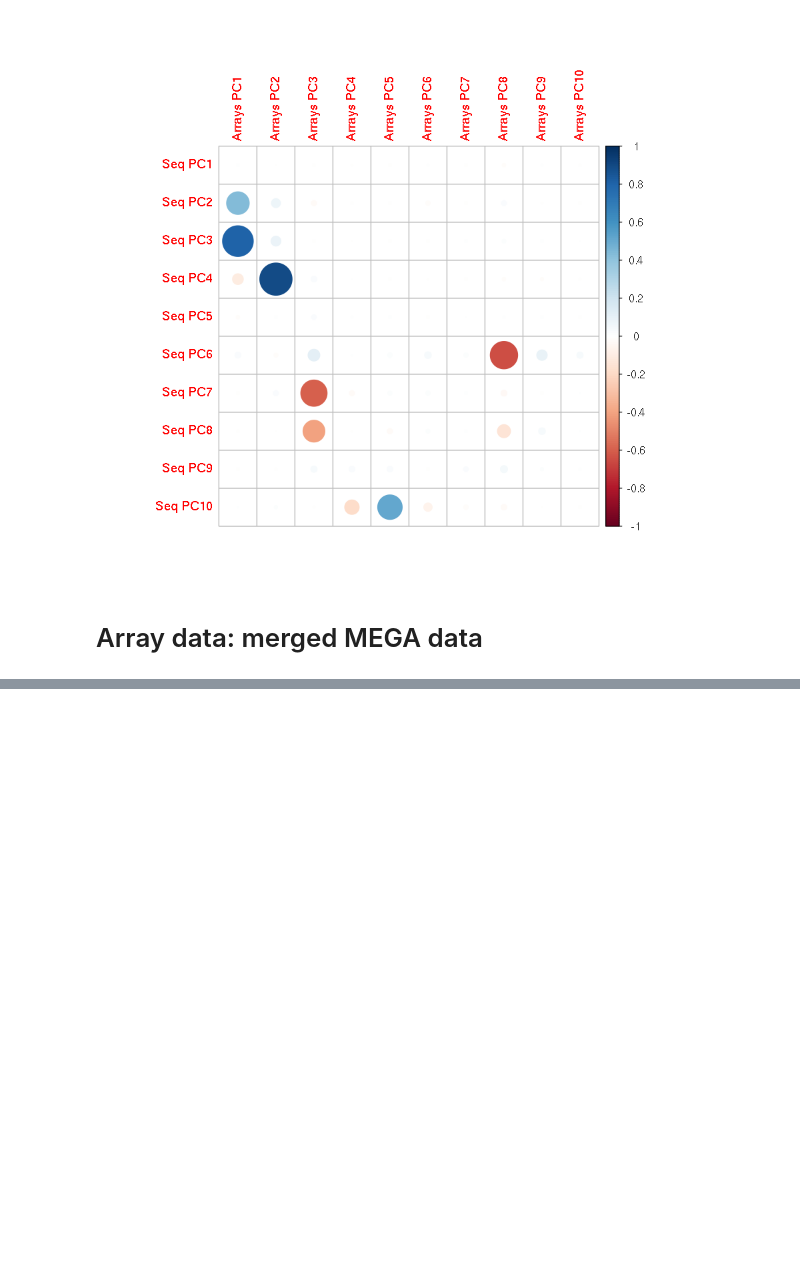
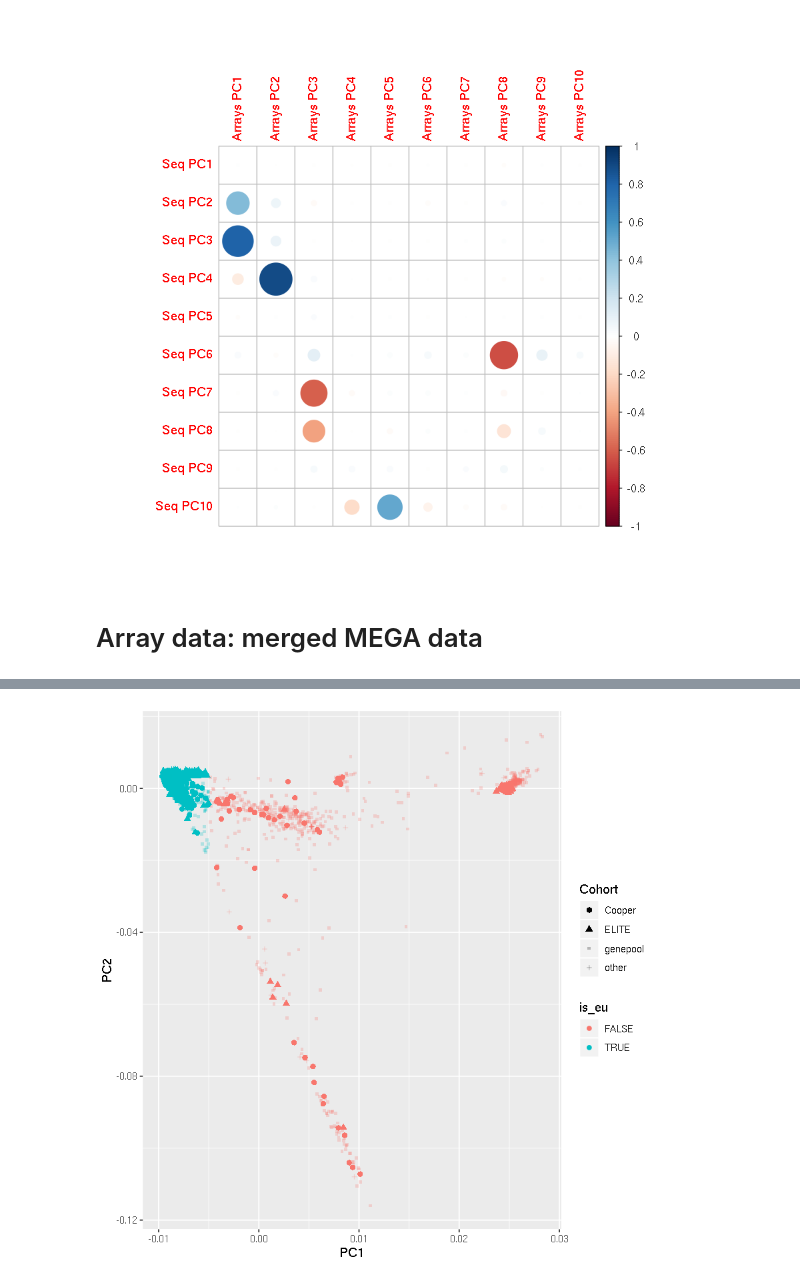
Before and after one commit to david-dd-amar/fitness_genetics, a Jupyter notebook: notebooks/pca_pop_struct_analyses.ipynb, the cells around one changed output, grey strips where cells are left out. Cells and saved outputs as stored; diff of their text form; code cells hidden in the pictures; blank space fills up the shorter version.

```diff
--- a/notebooks/pca_pop_struct_analyses.ipynb
+++ b/notebooks/pca_pop_struct_analyses.ipynb
@@ -531,0 +495,20 @@ The following object is masked from ‘package:base’:
+# %%
+# Move to analyzing the phenotypic data AFTER running EU PCA and removing outliers
+pheno = fread("/oak/stanford/groups/euan/projects/fitness_genetics/pheno/master_phe_mega.phe",
+             data.table=F,stringsAsFactors=F)
+rownames(pheno) = pheno[[1]]
+pheno = pheno[!is.na(pheno$PC1),]
+pheno[is.na(pheno$Cohort),"Cohort"] = "other"
+table(pheno$Cohort)
+# Add country info for elite samples
+elite_samp_country = sapply(pheno$Sample_ID,function(x)strsplit(x,split="_")[[1]][1])
+elite_samp_country[elite_samp_country=="01"] = "USA"
+elite_samp_country[elite_samp_country=="02"] = "United Kingdom"
+elite_samp_country[elite_samp_country=="03"] = "Sweden"
+elite_samp_country[elite_samp_country=="04"] = "USA"
+elite_samp_country[elite_samp_country=="05"] = "Spain"
+elite_samp_country[elite_samp_country=="07"] = "Lithuania"
+elite_samp_country[elite_samp_country=="09"] = "USA"
+elite_samp_country[pheno$Cohort!="ELITE"] = "Not ELITE"
+print(table(elite_samp_country))
+pheno$elite_samp_country = elite_samp_country
@@ -531,0 +523,8 @@ The following object is masked from ‘package:base’:
+# %%
+p = ggplot(pheno) +
+geom_point(aes(x=PC1, y=PC2,col=is_eu, shape=Cohort,alpha=Cohort,size=Cohort))+
+scale_size_manual(values=c(2.0,2.0,1,1)) +
+scale_alpha_manual(values=c(1,1,0.25,0.25))
+plot(p)
+# %% [output]
+[figure, added]
```
Also changed, not shown: parts of 10 cells of this notebook, 3 other files.
